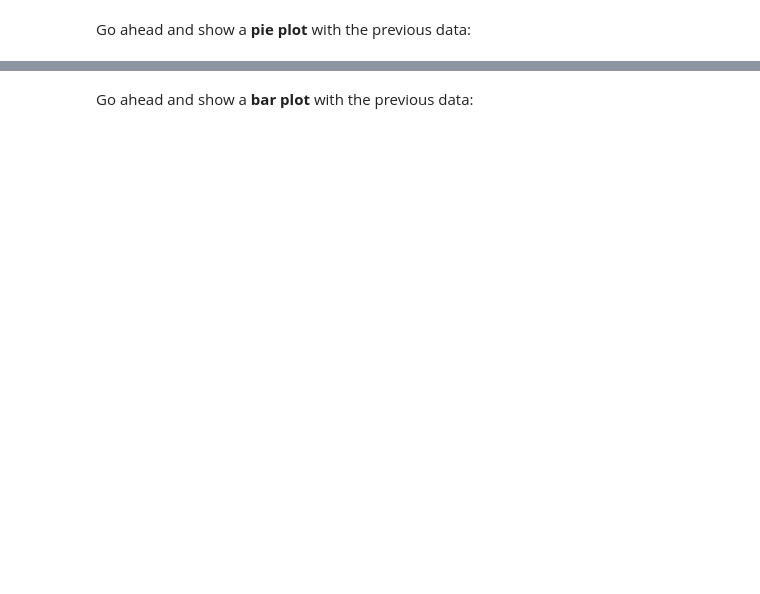
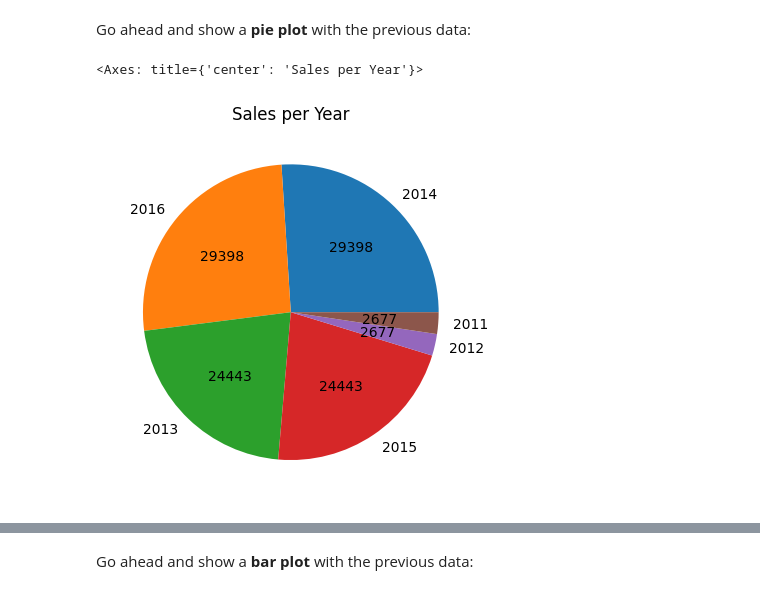
Before and after one commit to myllah/freecodecamp_data_analysis_with_python, a Jupyter notebook: 02 - Data Analysis Example A/Exercises_1.ipynb, the cells around one changed output, grey strips where cells are left out. Cells and saved outputs as stored; diff of their text form; code cells hidden in the pictures; blank space fills up the shorter version.

```diff
--- a/02 - Data Analysis Example A/Exercises_1.ipynb
+++ b/02 - Data Analysis Example A/Exercises_1.ipynb
@@ -101,2 +124,10 @@ Go ahead and show a <b>pie plot</b> with the previous data:
+# %%
+# your code goes here
+sales_per_year = sales['Year'].value_counts()
+
+sales_per_year.plot(kind='pie', title='Sales per Year', autopct=lambda p: '{:.0f}'.format(p * sum(sales_per_year) / 100), ylabel='')
+# %% [output]
+<Axes: title={'center': 'Sales per Year'}>
+[figure, added]
 # %%
 sales['Year'].value_counts().plot(kind='pie', figsize=(6,6))
```
Also changed, not shown: parts of 27 cells of this notebook.
